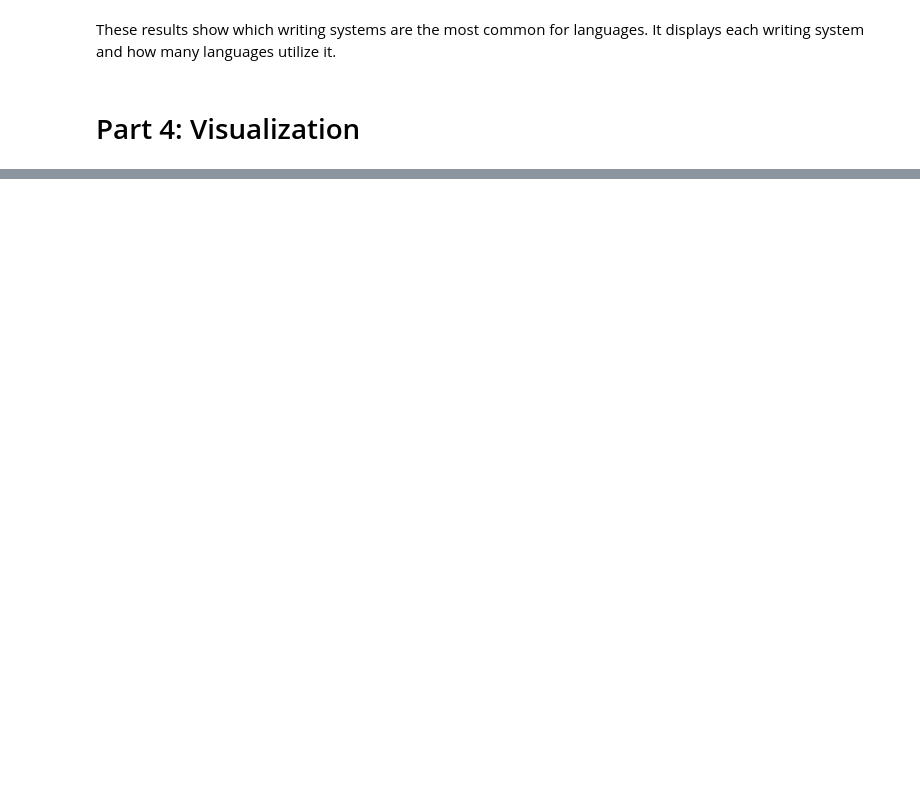
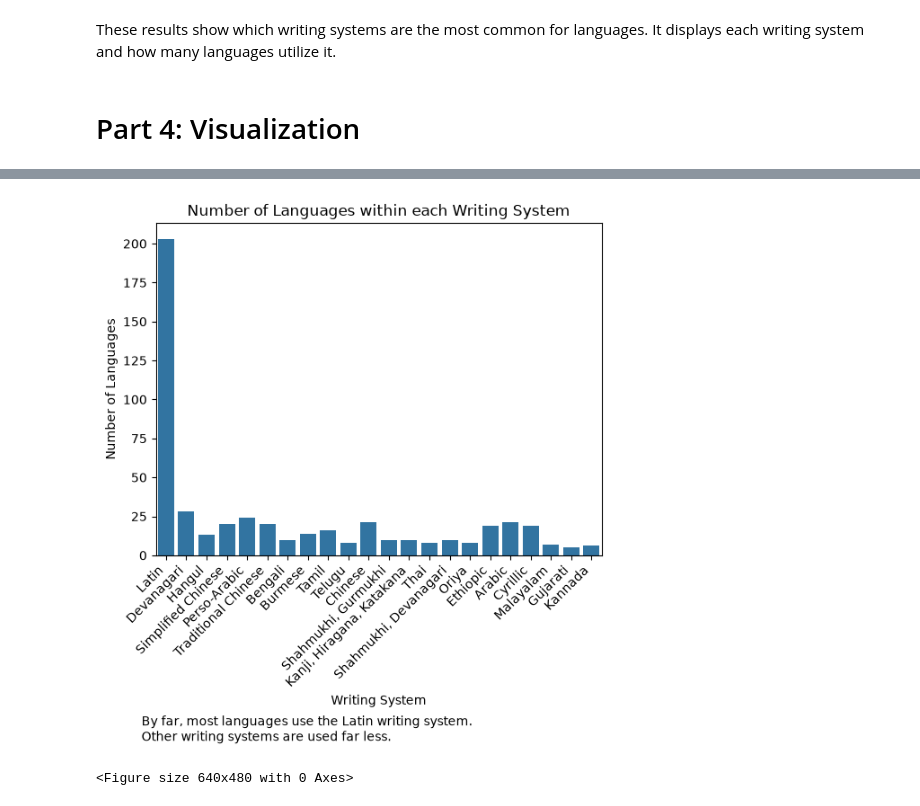
Before and after one commit to haleybriggssain/STA556-HW2, a Jupyter notebook: notebooks/homework2.ipynb, the cells around one changed output, grey strips where cells are left out. Drawn from its saved outputs; the diff is of its cells as text; code cells hidden in the pictures; blank space fills up the shorter version.

```diff
--- a/notebooks/homework2.ipynb
+++ b/notebooks/homework2.ipynb
@@ -172,5 +139,18 @@ plt.show()
 # %%
 # Plot 2: comparison across groups
+
+sns.countplot(data = languages, x = "Writing System")
+plt.xticks(rotation=45, ha="right")
+plt.ylabel("Number of Languages")
+plt.title("Number of Languages within each Writing System")
+plt.figtext(0.1, -0.32, "By far, most languages use the Latin writing system.\n"
+            "Other writing systems are used far less.")
+plt.show()
+
+plt.savefig("../figures/languages_by_writingsys.png", dpi=300, bbox_inches="tight")
+# %% [output]
+[figure, added]
+<Figure size 640x480 with 0 Axes>
 # %%
 # Plot 3: relationship
 
```
Also changed, not shown: parts of 7 cells of this notebook, 4 other files.
